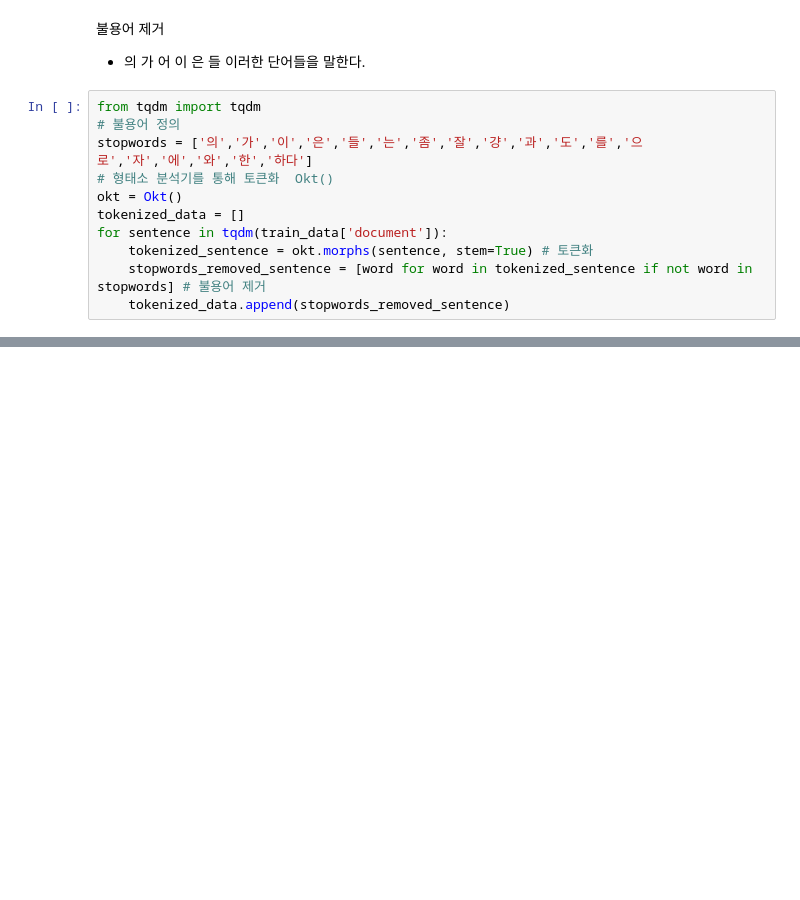
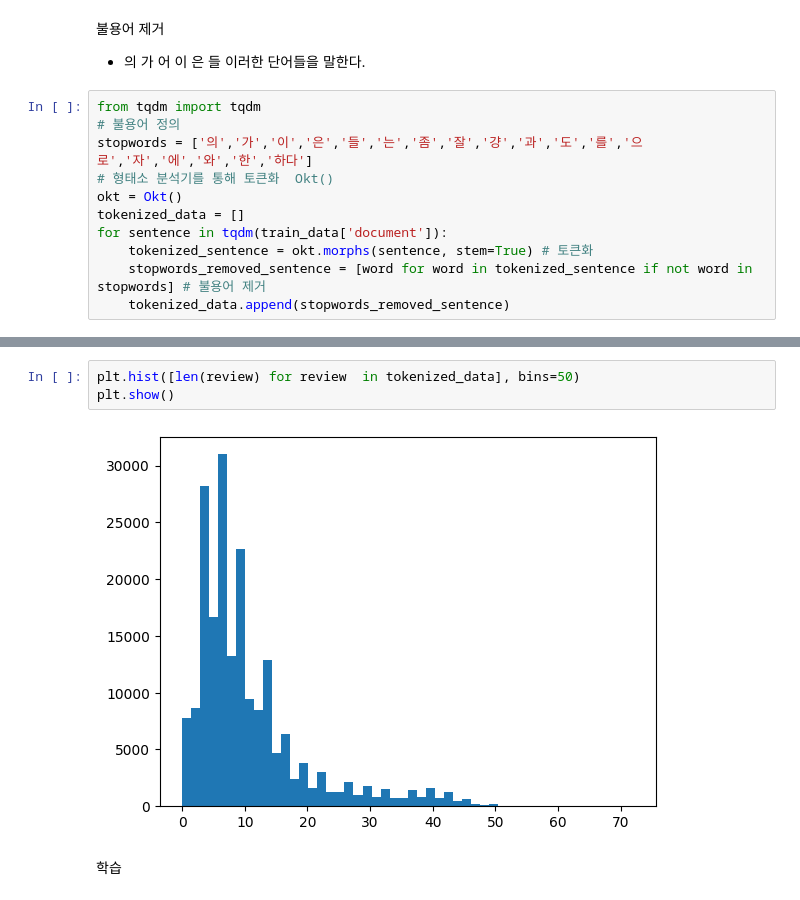
Before and after one commit to leekyuyoung-ai/AI, a Jupyter notebook: 4_2단어표현과_임베딩.ipynb, the cells around one changed output, grey strips where cells are left out. Saved outputs shown, nothing was run; the diff lists cells and outputs as text; blank space fills up the shorter version.

```diff
--- a/4_2단어표현과_임베딩.ipynb
+++ b/4_2단어표현과_임베딩.ipynb
@@ -381,0 +385,7 @@ print("리뷰의 평균길이", sum(map(len, tokenized_data))/len(tokenized_data
+# %%
+plt.hist([len(review) for review  in tokenized_data], bins=50)
+plt.show()
+# %% [output]
+[figure, added]
+# %% [markdown]
+학습
```
Also changed, not shown: parts of 3 cells of this notebook.
